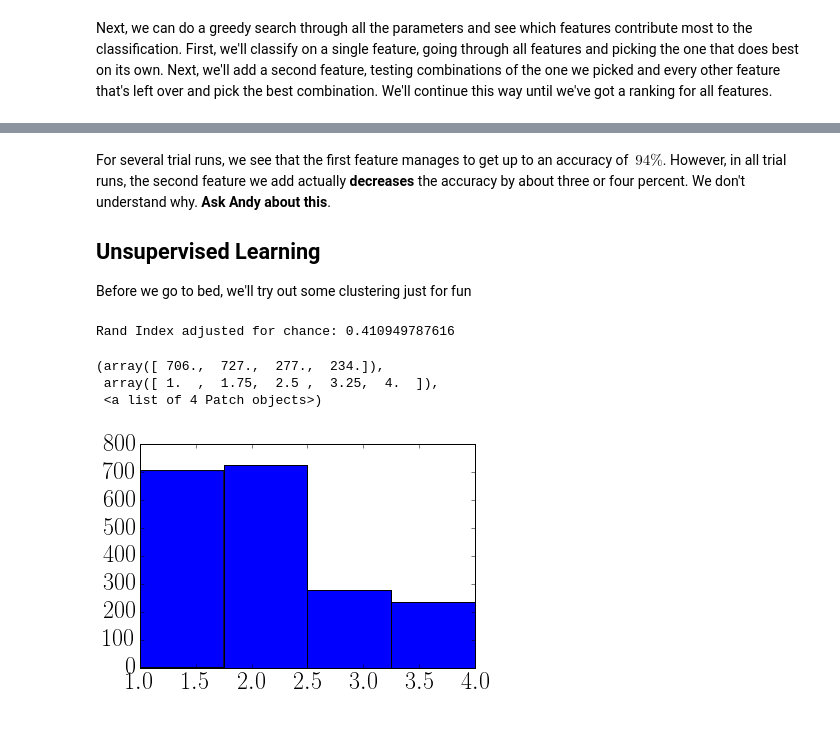
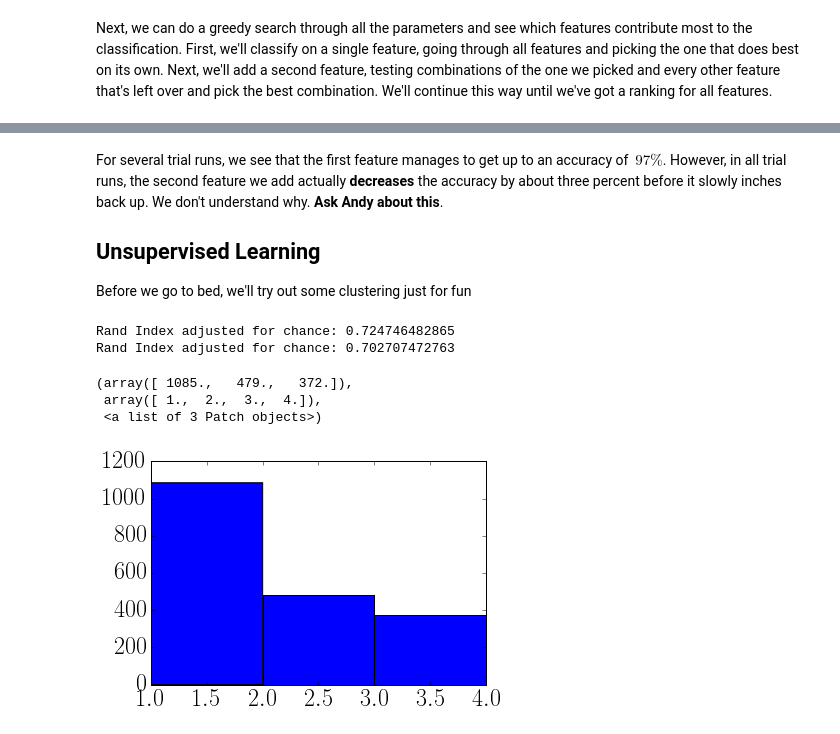
Before and after one commit to dhuppenkothen/cygx1class, a Jupyter notebook: CygX1_state_classification.ipynb, the cells around one changed output, grey strips where cells are left out. Saved outputs shown, nothing was run; the diff lists cells and outputs as text; code cells hidden in the pictures.

```diff
--- a/CygX1_state_classification.ipynb
+++ b/CygX1_state_classification.ipynb
@@ -167,7 +180,9 @@ plt.hist(list(states), bins=3, range=[1,3])
 # %% [markdown]
 Now we're going to combine the stuff we want to a feature vector.
 # %%
-features = np.concatenate((states,rms_features, pc1, timelag, coherence, intensity, hr1, hr2, hr3, hr4, countrate_features, pc_components)).T
+features = np.concatenate((states, rms_features, pc1, timelag, coherence,
+                           intensity, hr1, hr2, hr3, hr4, countrate_features,
+                           pc_components)).T
 # %%
 ### scale features
 scaler_train = StandardScaler().fit(features[:,1:])
@@ -431,8 +456,16 @@ plt.savefig("cygx1_feature_engineering3.pdf", format="pdf")
 plt.close()
 np.savetxt("cygx1_feature_ranking3.dat", feature_ranking)
 # %% [markdown]
-For several trial runs, we see that the first feature manages to get up to an accuracy of $~94\%$. However, in all trial runs, the second feature we add actually **decreases** the accuracy by about three or four percent. We don't understand why. **Ask Andy about this**.
+For several trial runs, we see that the first feature manages to get up to an accuracy of $~97\%$. However, in all trial runs, the second feature we add actually **decreases** the accuracy by about three percent before it slowly inches back up. We don't understand why. **Ask Andy about this**.
 
 ## Unsupervised Learning
 
 Before we go to bed, we'll try out some clustering just for fun
+# %%
+features_new = np.vstack([features_new_train, features_new_test])
+labels_new = np.hstack([l_train, l_test])
+# %%
+scaler = StandardScaler().fit(features_new)
+fscaled_new = scaler.transform(features_new)[:,:6]
+fscaled_new_train = scaler.transform(features_new_train)[:,:6]
+fscaled_new_test = scaler.transform(features_new_test)[:,:6]
@@ -439,23 +474,35 @@ Before we go to bed, we'll try out some clustering just for fun
 # %%
 from sklearn.cluster import KMeans
 from sklearn import metrics
+from sklearn.mixture import GMM
 
-scaler = StandardScaler().fit(features[:,1:])
+covar_type = "full"
 
-fscaled = scaler.transform(features[:,1:])
+#scaler = StandardScaler().fit(features)
+
+#fscaled = scaler.transform(features)
 
 
-kmc = KMeans(init='k-means++', n_clusters=4, n_init=10)
-kmc.fit(fscaled)
-pred_labels = kmc.labels_
-pred_label_set = list(set(pred_labels))
-print("Rand Index adjusted for chance: " + str(metrics.adjusted_rand_score(features[:,0], pred_labels+1)))
+kmc = KMeans(init='k-means++', n_clusters=3, n_init=10)
+kmc.fit(fscaled_new)
+pred_labels_kmeans = kmc.labels_
+pred_label_set = list(set(pred_labels_kmeans))
+print("Rand Index adjusted for chance: " + str(metrics.adjusted_rand_score(labels_new, pred_labels_kmeans+1)))
+
+gmmc = GMM(n_components=3, covariance_type=covar_type, n_iter=100)
+gmmc.fit(fscaled_new)
+bic = gmmc.bic(fscaled_new)
+#bic_all.append(bic)
+pred_labels_gmm = gmmc.predict(fscaled_new)
+#pred_labels_all.append(pred_labels)
+print("Rand Index adjusted for chance: " + str(metrics.adjusted_rand_score(labels_new, pred_labels_gmm+1)))
 # %% [output]
-Rand Index adjusted for chance: 0.410949787616
+Rand Index adjusted for chance: 0.724746482865
+Rand Index adjusted for chance: 0.702707472763
 # %%
-plt.hist(pred_labels+1., bins=len(pred_label_set), range=[1,4])
+plt.hist(pred_labels_gmm+1., bins=len(pred_label_set), range=[1,4])
 # %% [output]
-(array([ 706.,  727.,  277.,  234.]),
- array([ 1.  ,  1.75,  2.5 ,  3.25,  4.  ]),
- <a list of 4 Patch objects>)
+(array([ 1085.,   479.,   372.]),
+ array([ 1.,  2.,  3.,  4.]),
+ <a list of 3 Patch objects>)
-[figure, old version]
+[figure, new version]
```
Also changed, not shown: parts of 44 cells of this notebook.
